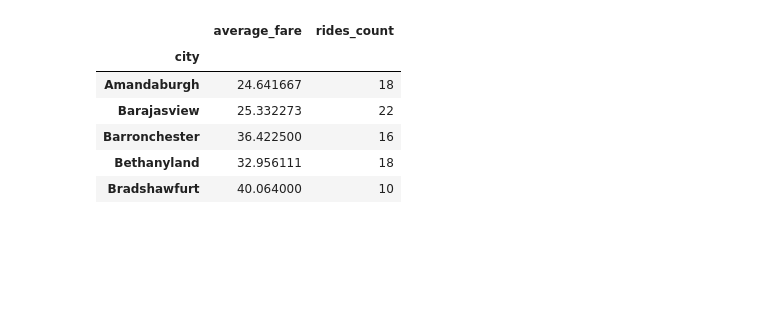
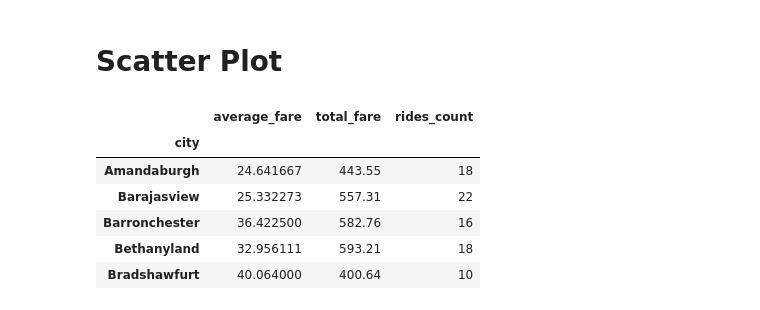
Before and after one commit to haidysedky/Haidy_UCIrvine_Repository, a Jupyter notebook: Assignment 5/Pyber Solution.ipynb, the cells around one changed output. Drawn from its saved outputs; the diff is of its cells as text; code cells hidden in the pictures; blank space fills up the shorter version.

```diff
--- a/Assignment 5/Pyber Solution.ipynb
+++ b/Assignment 5/Pyber Solution.ipynb
@@ -7,21 +7,24 @@ city_df = pd.read_csv("Pyber Resources/city_data.csv")
 #city_df.head()
 ride_df = pd.read_csv("Pyber Resources/ride_data.csv")
 #ride_df.head()
+# %% [markdown]
+# Scatter Plot
 # %%
 rides_groupby_city = ride_df.groupby("city")
 
 city_rides = pd.DataFrame(rides_groupby_city["fare"].mean())
 city_rides = city_rides.rename(columns={"fare":"average_fare"})
+city_rides["total_fare"] = rides_groupby_city["fare"].sum()
 city_rides["rides_count"] = rides_groupby_city["ride_id"].count()
 city_rides.head()
 # %% [output]
-|  | average_fare | rides_count |
-| city |  |  |
-| Amandaburgh | 24.641667 | 18 |
-| Barajasview | 25.332273 | 22 |
-| Barronchester | 36.422500 | 16 |
-| Bethanyland | 32.956111 | 18 |
-| Bradshawfurt | 40.064000 | 10 |
+|  | average_fare | total_fare | rides_count |
+| city |  |  |  |
+| Amandaburgh | 24.641667 | 443.55 | 18 |
+| Barajasview | 25.332273 | 557.31 | 22 |
+| Barronchester | 36.422500 | 582.76 | 16 |
+| Bethanyland | 32.956111 | 593.21 | 18 |
+| Bradshawfurt | 40.064000 | 400.64 | 10 |
 # %%
 city_ride_data = pd.merge(city_df,city_rides,how='outer',on='city')
 urban_rides=city_ride_data.loc[city_ride_data["type"]=="Urban",:]
```
Also changed, not shown: parts of 10 cells of this notebook, 4 other files.
